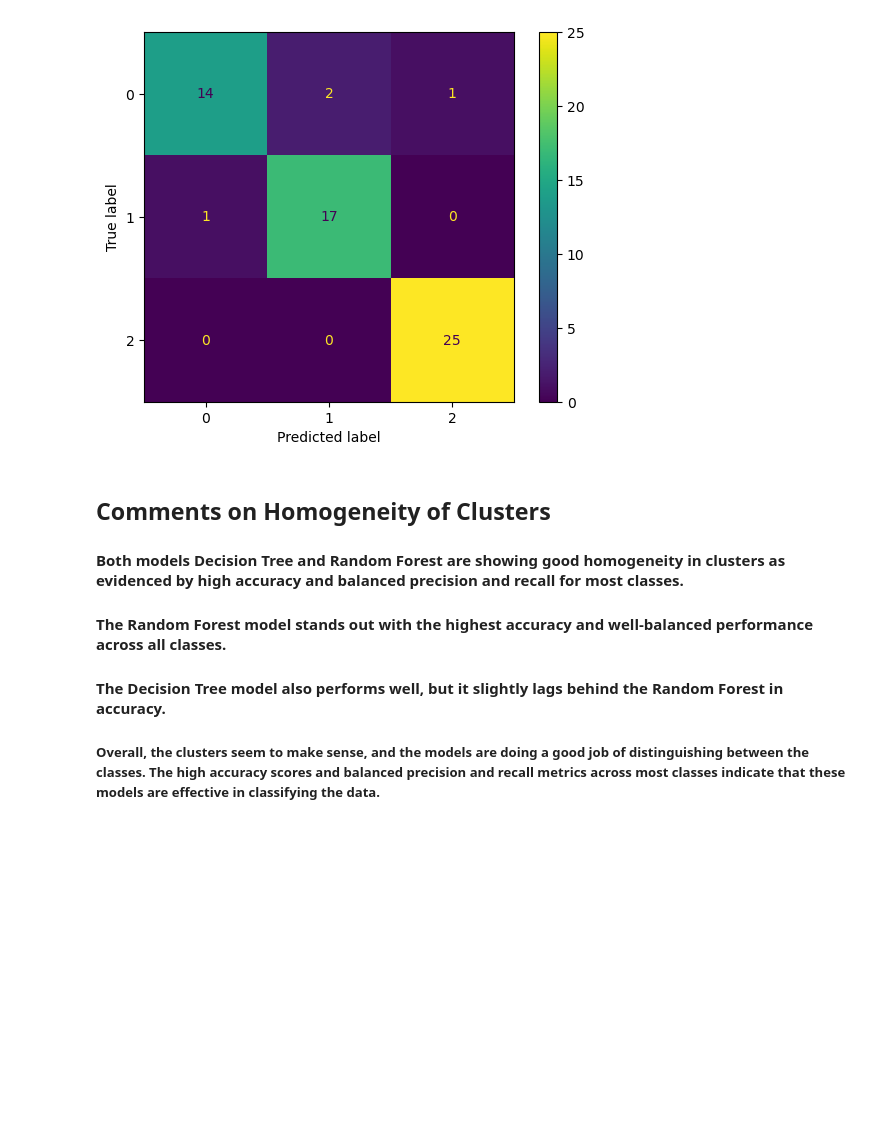
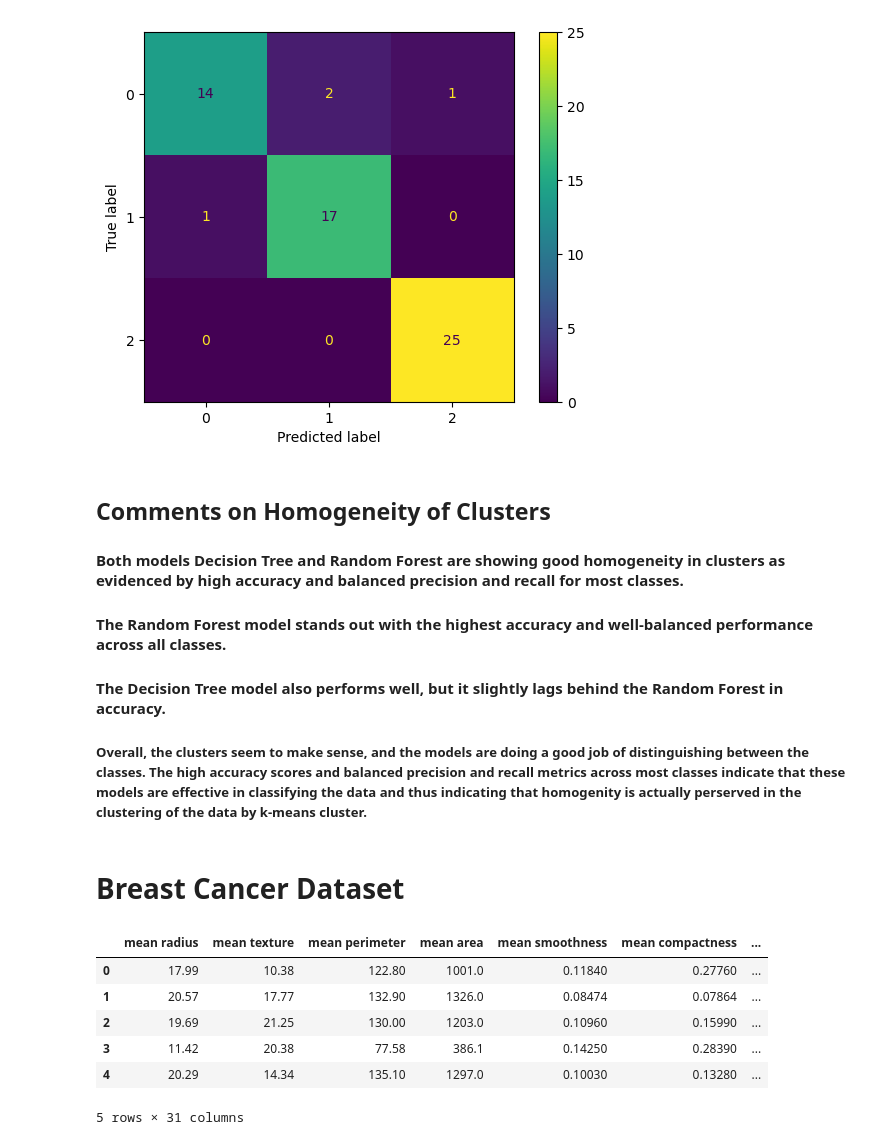
Before and after one commit to VaderSame/Mall-Customers-Segmentation-Dataset-, a Jupyter notebook: Assignment_2_Semal_Shastri.ipynb, the cells around one changed output. Drawn from its saved outputs; the diff is of its cells as text; code cells hidden in the pictures; blank space fills up the shorter version.

```diff
--- a/Assignment_2_Semal_Shastri.ipynb
+++ b/Assignment_2_Semal_Shastri.ipynb
@@ -343,4 +357,6 @@ weighted avg       0.93      0.93      0.93        60
 #### The Random Forest model stands out with the highest accuracy and well-balanced performance across all classes.
 #### The Decision Tree model also performs well, but it slightly lags behind the Random Forest in accuracy.
 
-##### Overall, the clusters seem to make sense, and the models are doing a good job of distinguishing between the classes. The high accuracy scores and balanced precision and recall metrics across most classes indicate that these models are effective in classifying the data.
+##### Overall, the clusters seem to make sense, and the models are doing a good job of distinguishing between the classes. The high accuracy scores and balanced precision and recall metrics across most classes indicate that these models are effective in classifying the data and thus indicating that homogenity is actually perserved in the clustering of the data by k-means cluster.
+# %% [markdown]
+# Breast Cancer Dataset
@@ -346,0 +379,16 @@ weighted avg       0.93      0.93      0.93        60
+# %%
+# Load the breast cancer dataset
+cancer = load_breast_cancer()
+# Convert the data to a pandas DataFrame
+col_names = list(cancer.feature_names)
+col_names.append('target')
+df = pd.DataFrame(np.c_[cancer.data, cancer.target], columns=col_names)
+df.head()
+# %% [output]
+|  | mean radius | mean texture | mean perimeter | mean area | mean smoothness | mean compactness | ... |
+| 0 | 17.99 | 10.38 | 122.80 | 1001.0 | 0.11840 | 0.27760 | ... |
+| 1 | 20.57 | 17.77 | 132.90 | 1326.0 | 0.08474 | 0.07864 | ... |
+| 2 | 19.69 | 21.25 | 130.00 | 1203.0 | 0.10960 | 0.15990 | ... |
+| 3 | 11.42 | 20.38 | 77.58 | 386.1 | 0.14250 | 0.28390 | ... |
+| 4 | 20.29 | 14.34 | 135.10 | 1297.0 | 0.10030 | 0.13280 | ... |
+5 rows × 31 columns
```
Also changed, not shown: parts of 20 cells of this notebook.
